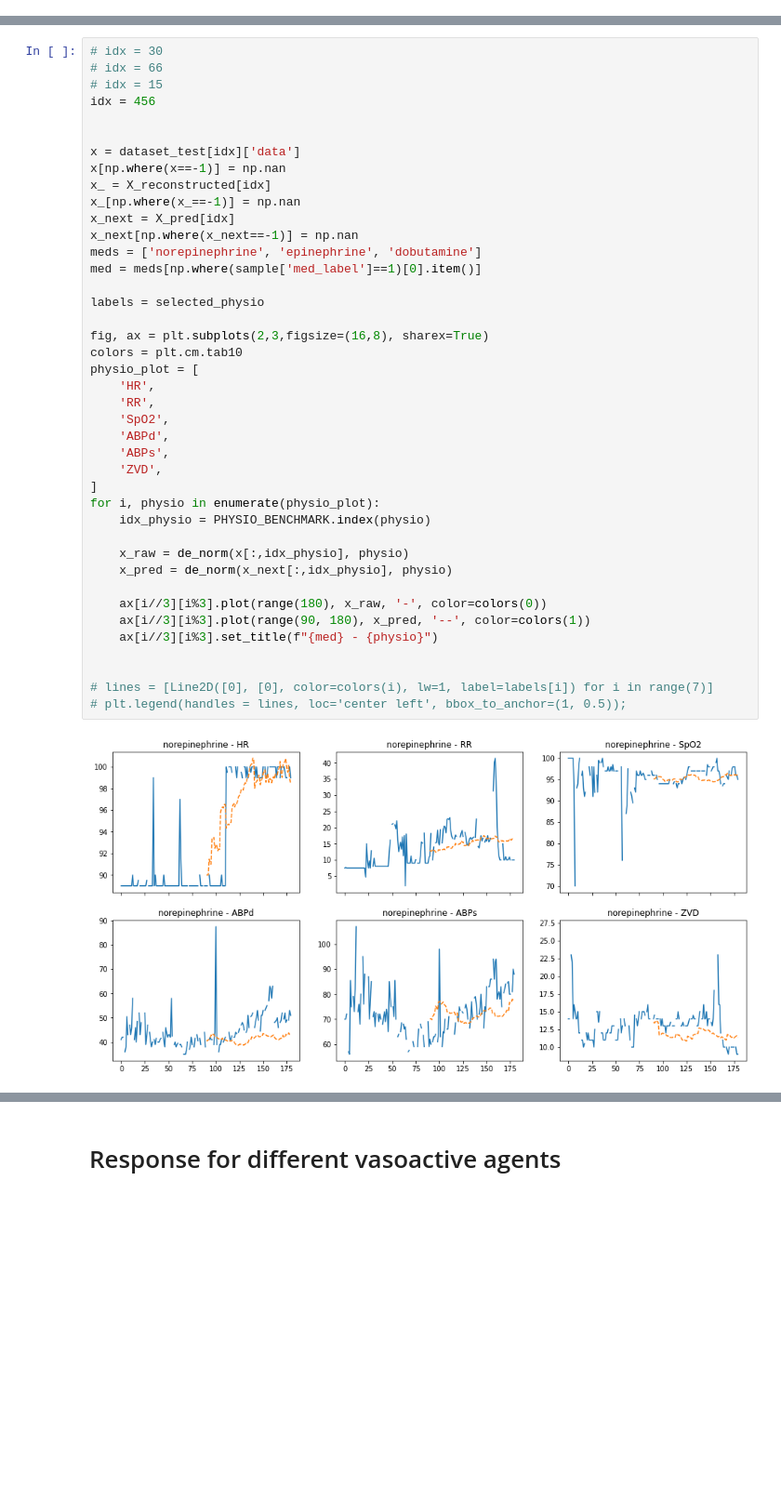
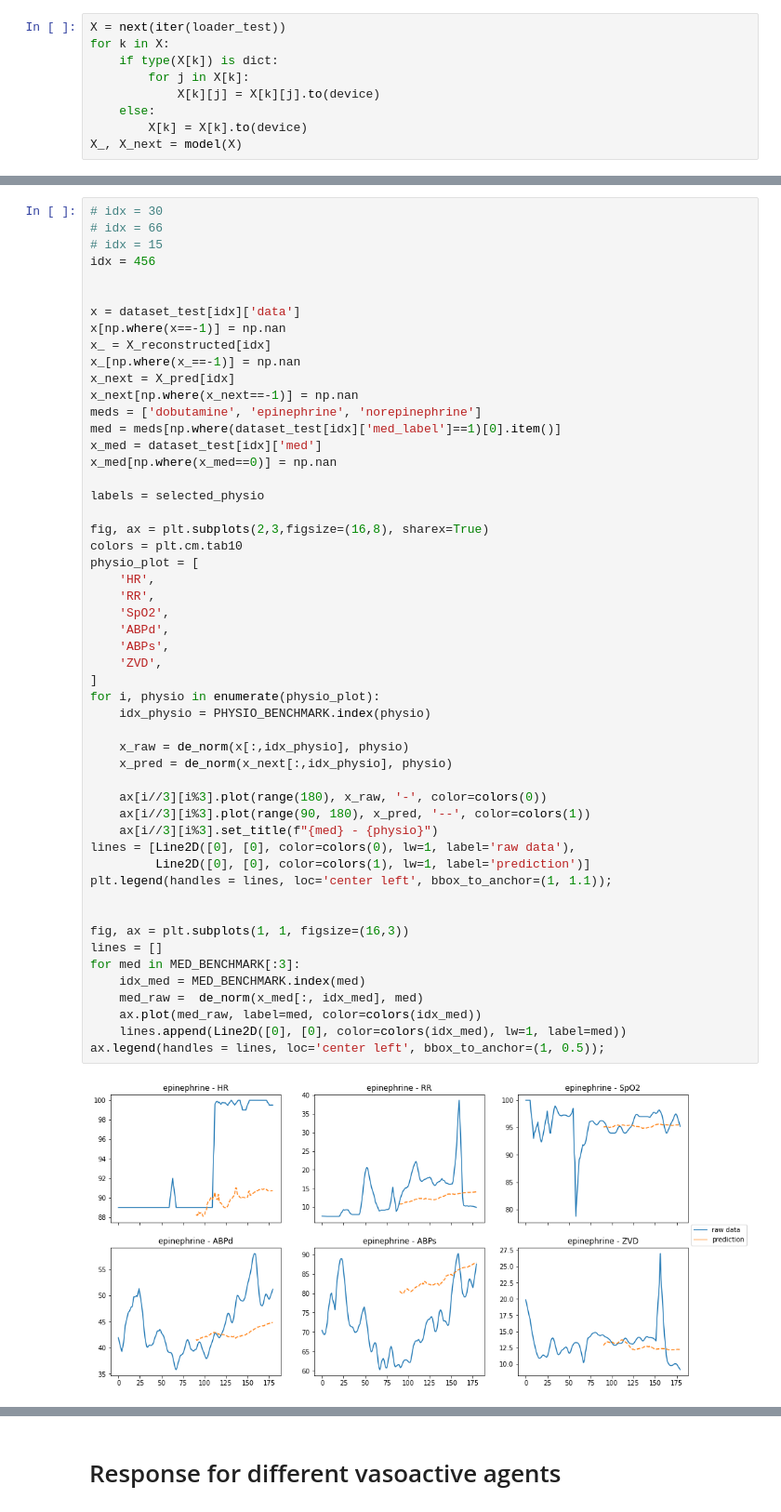
Before and after one commit to KaiWU17TUM/AnomalyDetectionWithPatientStateSpace, a Jupyter notebook: notebooks/EVAL_vital_response_to_med.ipynb, the cells around one changed output, grey strips where cells are left out. Shown at 93% size. Drawn from its saved outputs; the diff is of its cells as text; blank space fills up the shorter version.

```diff
--- a/notebooks/EVAL_vital_response_to_med.ipynb
+++ b/notebooks/EVAL_vital_response_to_med.ipynb
@@ -103,0 +299,9 @@ Loading dataset
+# %%
+X = next(iter(loader_test))
+for k in X:
+    if type(X[k]) is dict:
+        for j in X[k]:
+            X[k][j] = X[k][j].to(device)
+    else:
+        X[k] = X[k].to(device)
+X_, X_next = model(X)
@@ -147,35 +419,46 @@ x = dataset_test[idx]['data']
 x[np.where(x==-1)] = np.nan
 x_ = X_reconstructed[idx]
 x_[np.where(x_==-1)] = np.nan
 x_next = X_pred[idx]
 x_next[np.where(x_next==-1)] = np.nan
-meds = ['norepinephrine', 'epinephrine', 'dobutamine']
-med = meds[np.where(sample['med_label']==1)[0].item()]
+meds = ['dobutamine', 'epinephrine', 'norepinephrine']
+med = meds[np.where(dataset_test[idx]['med_label']==1)[0].item()]
+x_med = dataset_test[idx]['med']
+x_med[np.where(x_med==0)] = np.nan
 
 labels = selected_physio
 
 fig, ax = plt.subplots(2,3,figsize=(16,8), sharex=True)
 colors = plt.cm.tab10
 physio_plot = [
     'HR',
     'RR',
     'SpO2',
     'ABPd',
     'ABPs',
     'ZVD',
 ]
 for i, physio in enumerate(physio_plot):
     idx_physio = PHYSIO_BENCHMARK.index(physio)
 
     x_raw = de_norm(x[:,idx_physio], physio)
     x_pred = de_norm(x_next[:,idx_physio], physio)
 
     ax[i//3][i%3].plot(range(180), x_raw, '-', color=colors(0))
     ax[i//3][i%3].plot(range(90, 180), x_pred, '--', color=colors(1))
     ax[i//3][i%3].set_title(f"{med} - {physio}")
+lines = [Line2D([0], [0], color=colors(0), lw=1, label='raw data'),
+         Line2D([0], [0], color=colors(1), lw=1, label='prediction')]
+plt.legend(handles = lines, loc='center left', bbox_to_anchor=(1, 1.1));
 
 
-# lines = [Line2D([0], [0], color=colors(i), lw=1, label=labels[i]) for i in range(7)]
-# plt.legend(handles = lines, loc='center left', bbox_to_anchor=(1, 0.5));
+fig, ax = plt.subplots(1, 1, figsize=(16,3))
+lines = []
+for med in MED_BENCHMARK[:3]:
+    idx_med = MED_BENCHMARK.index(med)
+    med_raw =  de_norm(x_med[:, idx_med], med)
+    ax.plot(med_raw, label=med, color=colors(idx_med))
+    lines.append(Line2D([0], [0], color=colors(idx_med), lw=1, label=med))
+ax.legend(handles = lines, loc='center left', bbox_to_anchor=(1, 0.5));
 # %% [output]
-[figure, old version]
+[figure, new version]
```
Also changed, not shown: parts of 49 cells of this notebook, 24 other files.
